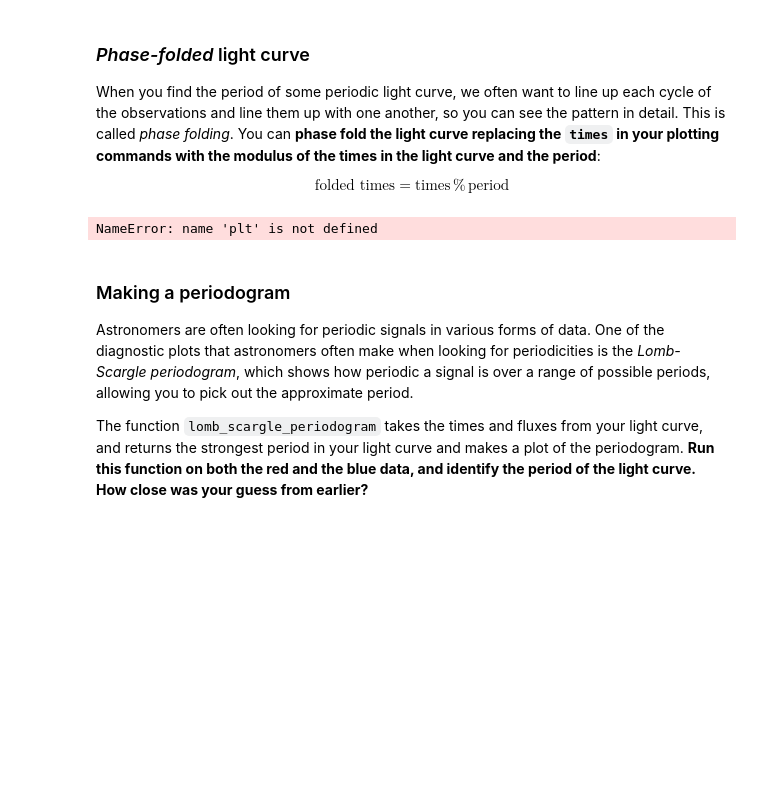
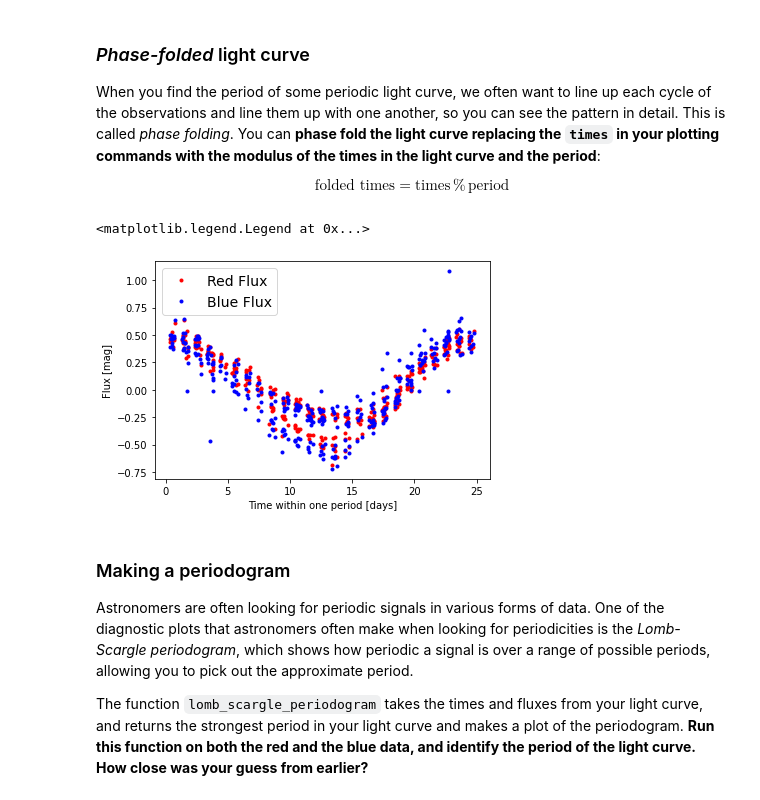
Before and after one commit to simonlowry1/Astro3190_Lowry, a Jupyter notebook: lessons/Cepheid_research_Lowry.ipynb, the cells around one changed output. Saved outputs shown, nothing was run; the diff lists cells and outputs as text; code cells hidden in the pictures; blank space fills up the shorter version.

```diff
--- a/lessons/Cepheid_research_Lowry.ipynb
+++ b/lessons/Cepheid_research_Lowry.ipynb
@@ -210,15 +210,23 @@ $$\textrm{folded times} = \textrm{times} \,\%\, \textrm{period}$$
 # %%
 # Use the scatter plot we created for red and blue magnitude measurements
 # Edit the plot so we plot the phase-folded light curve instead
-plt.figure(figsize=(12.5,5))
+#plt.figure(figsize=(12.5,5))
 
 # Plot data points for blue and red magnitudes
 
+folded_times = (data_table['Time'])%(period_guess)
+
+plt.plot(folded_times,data_table['Red'],'.',color='red',label='Red Flux')
+plt.plot(folded_times,data_table['Blue'],'.',color='blue',label='Blue Flux')
+
+plt.xlabel('Time within one period [days]')
+plt.ylabel('Flux [mag]')
 
 # Add a legend
 plt.legend(fontsize=14)
 # %% [output]
-NameError: name 'plt' is not defined
+<matplotlib.legend.Legend at 0x...>
+[figure, added]
 # %% [markdown]
 ### Making a periodogram
 
```
Also changed, not shown: parts of 8 cells of this notebook.
